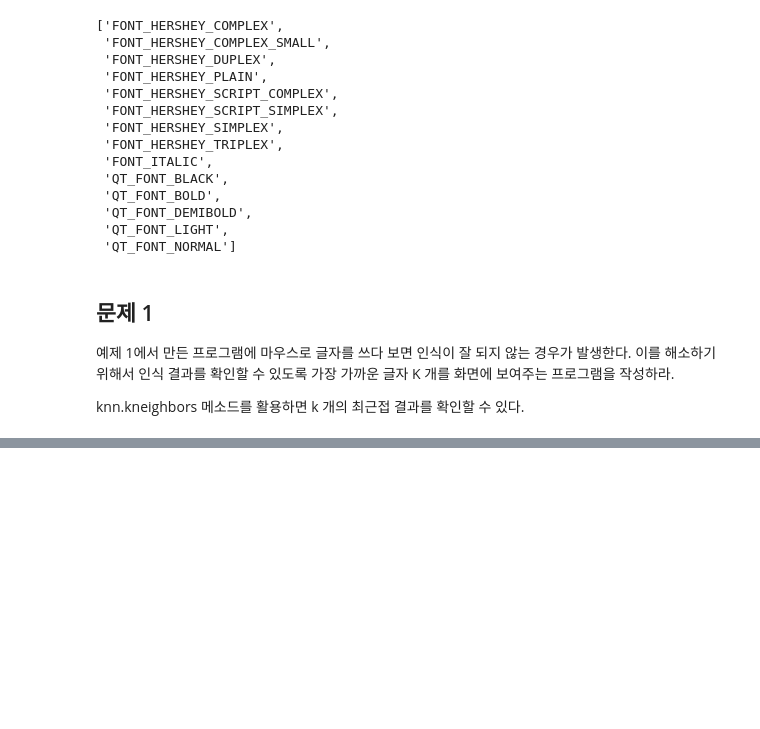
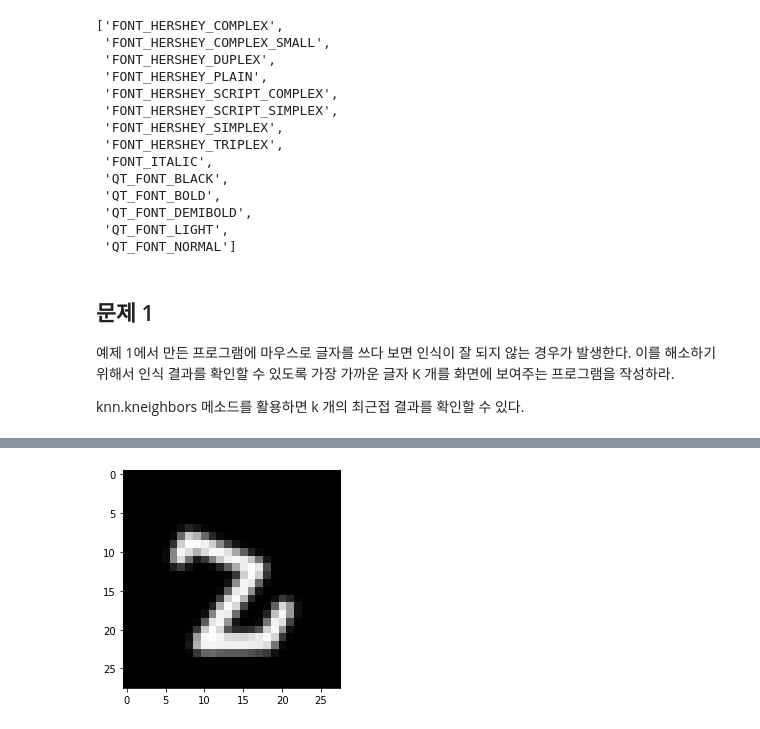
Before and after one commit to EJLee1209/ImageProcessing, a Jupyter notebook: 실습코드/lab-11/IPP-2022-1-lab-11-20185158-이은재.ipynb, the cells around one changed output, grey strips where cells are left out. Cells and saved outputs as stored; diff of their text form; code cells hidden in the pictures; blank space fills up the shorter version.

```diff
--- a/실습코드/lab-11/IPP-2022-1-lab-11-20185158-이은재.ipynb
+++ b/실습코드/lab-11/IPP-2022-1-lab-11-20185158-이은재.ipynb
@@ -533,0 +646,3 @@ knn.kneighbors 메소드를 활용하면 k 개의 최근접 결과를 확인할
+# %%
+x = np.array([3,4])
+x.shape
@@ -533,0 +651,3 @@ knn.kneighbors 메소드를 활용하면 k 개의 최근접 결과를 확인할
+# %%
+y=np.expand_dims(x,axis=0)
+y.shape
@@ -533,0 +768,79 @@ knn.kneighbors 메소드를 활용하면 k 개의 최근접 결과를 확인할
+# %%
+def onPenThickness(val):
+    global pen_thickness
+    pen_thickness = val
+
+def onDraw(event, x, y, flags, params):
+    global drawing,canvas,canvas_extended,text_pane, img_re, img_size
+    if event == cv2.EVENT_LBUTTONDOWN:
+        drawing = True
+        pts.append((x,y))
+    elif event == cv2.EVENT_MOUSEMOVE:
+        if drawing:
+            pts.append((x,y))
+            cv2.line(canvas, pts[-2], pts[-1], color, thickness=pen_thickness)
+    elif event == cv2.EVENT_LBUTTONUP:
+        drawing = False
+    elif event == cv2.EVENT_RBUTTONUP:
+        canvas=cv2.GaussianBlur(canvas,(45,45), 5.)
+        digit=cv2.cvtColor(canvas, cv2.COLOR_BGR2GRAY)
+        digit=cv2.resize(digit,(28,28))
+        plt.imshow(digit,cmap='gray')
+        predict = knn.predict(digit.reshape(1,-1))[0]
+        text_pane = np.full((HEIGHT*SCALE, WIDTH*SCALE,3), (128,128,128) ,np.uint8)
+        text_pane = cv2.putText(text_pane, str(predict), (100,200), cv2.FONT_HERSHEY_PLAIN, 10, (255,255,255), 3)
+        neighbors = knn.kneighbors(digit.reshape(-1,784), K)
+
+        arr = np.zeros((1,5), dtype=np.uint32)
+        for index, value in enumerate(neighbors[1]):
+            arr[index] = value
+        img_arr = np.hstack((train_images[int(arr[0][0])],train_images[int(arr[0][1])],train_images[int(arr[0][2])],train_images[int(arr[0][3])],train_images[int(arr[0][4])]))
+        img_arr2 = np.dstack((img_arr, img_arr))
+        img_re = np.dstack((img_arr, img_arr2))
+    canvas_extended = np.hstack((canvas, text_pane))
+    small = cv2.resize(img_re, dsize=(560,112))
+    result = np.vstack((canvas_extended, small))
+    cv2.imshow(winName, result)
+
+from sklearn.neighbors import KNeighborsClassifier
+K=5
+knn=KNeighborsClassifier(n_neighbors=K)
+knn.fit(train_images.reshape(train_images.shape[0],-1),train_labels)
+
+drawing = False
+pts = []
+SCALE=10
+WIDTH,HEIGHT=28,28
+pen_thickness = 20
+color=(253,253,253)
+
+canvas=np.zeros((HEIGHT*SCALE, WIDTH*SCALE,3),np.uint8)
+text_pane = np.full((HEIGHT*SCALE, WIDTH*SCALE,3), (128,128,128) ,np.uint8)
+bottom_pane = np.full((HEIGHT*SCALE, WIDTH*SCALE*2,3), (128,128,128) ,np.uint8)
+cv2.putText(text_pane, '?', (100,200), cv2.FONT_HERSHEY_PLAIN, 10, (255,255,255), 3)
+canvas_extended=np.hstack((canvas,text_pane))
+img_re=np.zeros((280,560,3))
+cv2.putText(bottom_pane, '5 nearest neighbors', (50,50), cv2.FONT_HERSHEY_PLAIN, 10, (255,255,255), 3)
+img_v = np.vstack((canvas_extended,img_re))
+
+winName='Digit Recognition'
+cv2.namedWindow(winName, flags=cv2.WINDOW_AUTOSIZE|cv2.WINDOW_GUI_NORMAL)
+cv2.imshow(winName, canvas_extended)
+cv2.createTrackbar("thickness", winName, pen_thickness, 40, onPenThickness)
+cv2.setTrackbarMin("thickness", winName, 20)
+
+cv2.setMouseCallback(winName, onDraw)
+while True:
+    key_in = cv2.waitKey()
+    if key_in == ord('q'):
+        break
+    elif key_in == ord('c'):
+        canvas = np.zeros((HEIGHT*SCALE, WIDTH*SCALE,3),np.uint8)
+        text_pane = np.full((HEIGHT*SCALE, WIDTH*SCALE,3), (128,128,128) ,np.uint8)
+        cv2.putText(text_pane, '?', (100,200), cv2.FONT_HERSHEY_PLAIN, 10, (255,255,255), 3)
+        canvas_extended=np.hstack((canvas,text_pane))
+        cv2.imshow(winName, canvas_extended)
+
+cv2.destroyAllWindows()
+# %% [output]
+[figure, added]
```
Also changed, not shown: parts of 20 cells of this notebook, 2 other files.
